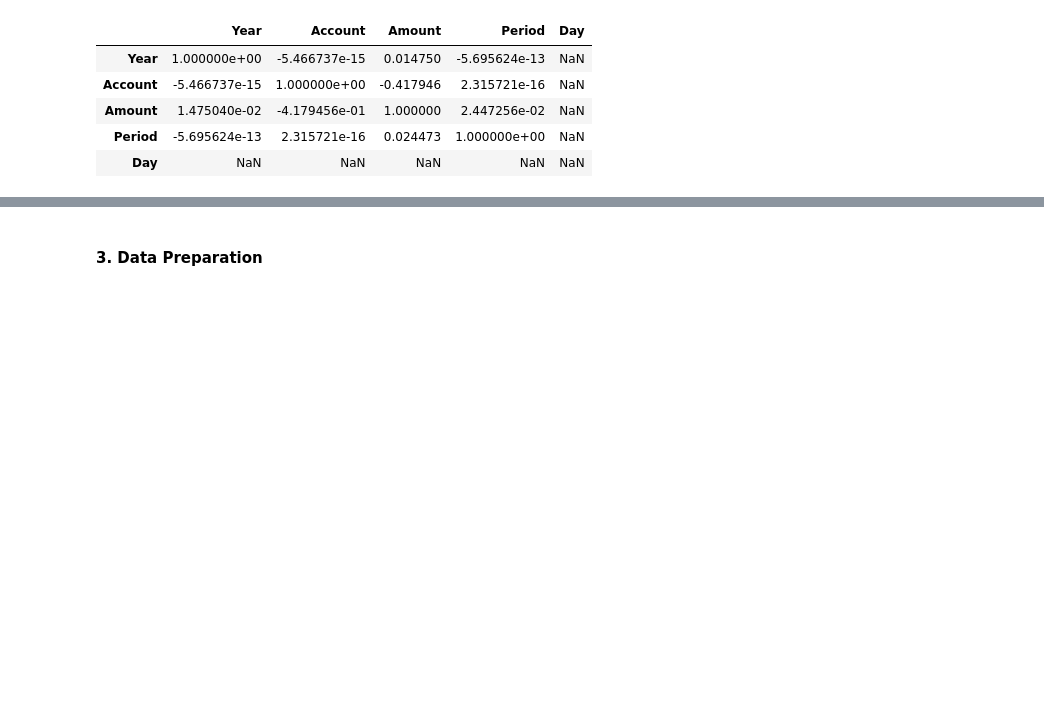
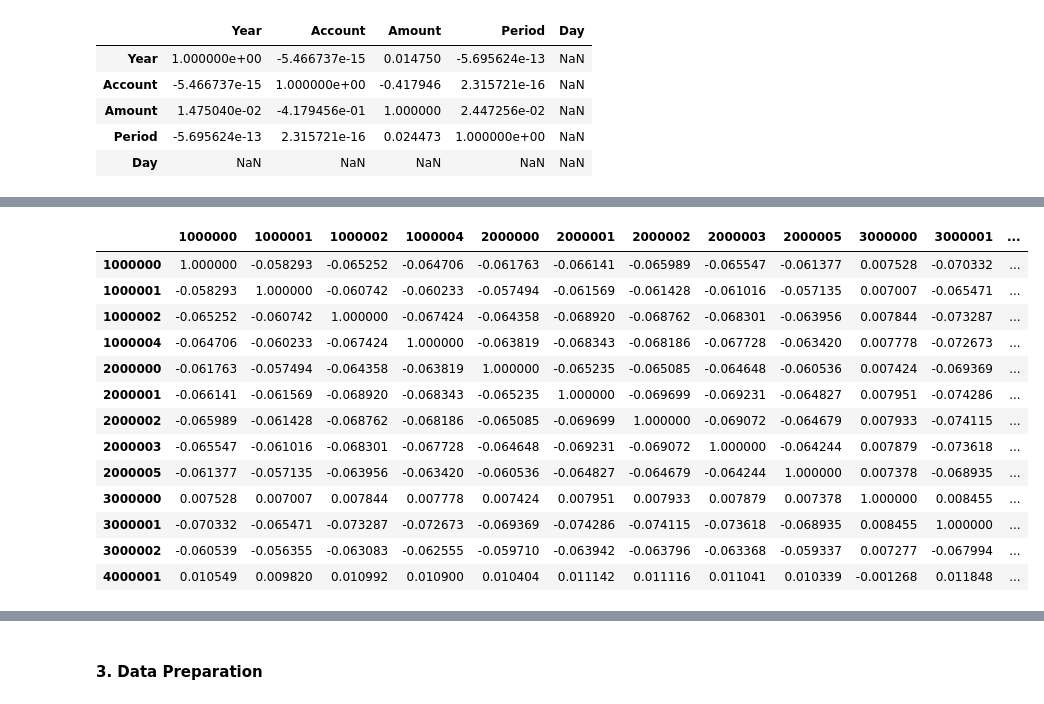
Before and after one commit to Daremitsu1/Full-Stack-Machine-Learning, a Jupyter notebook: Regression Model.ipynb, the cells around one changed output, grey strips where cells are left out. Cells and saved outputs as stored; diff of their text form; code cells hidden in the pictures; blank space fills up the shorter version.

```diff
--- a/Regression Model.ipynb
+++ b/Regression Model.ipynb
@@ -234,0 +326,17 @@ df.corr()
+# %%
+corrdf.corr()
+# %% [output]
+|  | 1000000 | 1000001 | 1000002 | 1000004 | 2000000 | 2000001 | 2000002 | 2000003 | 2000005 | 3000000 | 3000001 | ... |
+| 1000000 | 1.000000 | -0.058293 | -0.065252 | -0.064706 | -0.061763 | -0.066141 | -0.065989 | -0.065547 | -0.061377 | 0.007528 | -0.070332 | ... |
+| 1000001 | -0.058293 | 1.000000 | -0.060742 | -0.060233 | -0.057494 | -0.061569 | -0.061428 | -0.061016 | -0.057135 | 0.007007 | -0.065471 | ... |
+| 1000002 | -0.065252 | -0.060742 | 1.000000 | -0.067424 | -0.064358 | -0.068920 | -0.068762 | -0.068301 | -0.063956 | 0.007844 | -0.073287 | ... |
+| 1000004 | -0.064706 | -0.060233 | -0.067424 | 1.000000 | -0.063819 | -0.068343 | -0.068186 | -0.067728 | -0.063420 | 0.007778 | -0.072673 | ... |
+| 2000000 | -0.061763 | -0.057494 | -0.064358 | -0.063819 | 1.000000 | -0.065235 | -0.065085 | -0.064648 | -0.060536 | 0.007424 | -0.069369 | ... |
+| 2000001 | -0.066141 | -0.061569 | -0.068920 | -0.068343 | -0.065235 | 1.000000 | -0.069699 | -0.069231 | -0.064827 | 0.007951 | -0.074286 | ... |
+| 2000002 | -0.065989 | -0.061428 | -0.068762 | -0.068186 | -0.065085 | -0.069699 | 1.000000 | -0.069072 | -0.064679 | 0.007933 | -0.074115 | ... |
+| 2000003 | -0.065547 | -0.061016 | -0.068301 | -0.067728 | -0.064648 | -0.069231 | -0.069072 | 1.000000 | -0.064244 | 0.007879 | -0.073618 | ... |
+| 2000005 | -0.061377 | -0.057135 | -0.063956 | -0.063420 | -0.060536 | -0.064827 | -0.064679 | -0.064244 | 1.000000 | 0.007378 | -0.068935 | ... |
+| 3000000 | 0.007528 | 0.007007 | 0.007844 | 0.007778 | 0.007424 | 0.007951 | 0.007933 | 0.007879 | 0.007378 | 1.000000 | 0.008455 | ... |
+| 3000001 | -0.070332 | -0.065471 | -0.073287 | -0.072673 | -0.069369 | -0.074286 | -0.074115 | -0.073618 | -0.068935 | 0.008455 | 1.000000 | ... |
+| 3000002 | -0.060539 | -0.056355 | -0.063083 | -0.062555 | -0.059710 | -0.063942 | -0.063796 | -0.063368 | -0.059337 | 0.007277 | -0.067994 | ... |
+| 4000001 | 0.010549 | 0.009820 | 0.010992 | 0.010900 | 0.010404 | 0.011142 | 0.011116 | 0.011041 | 0.010339 | -0.001268 | 0.011848 | ... |
```
Also changed, not shown: parts of 10 cells of this notebook.
